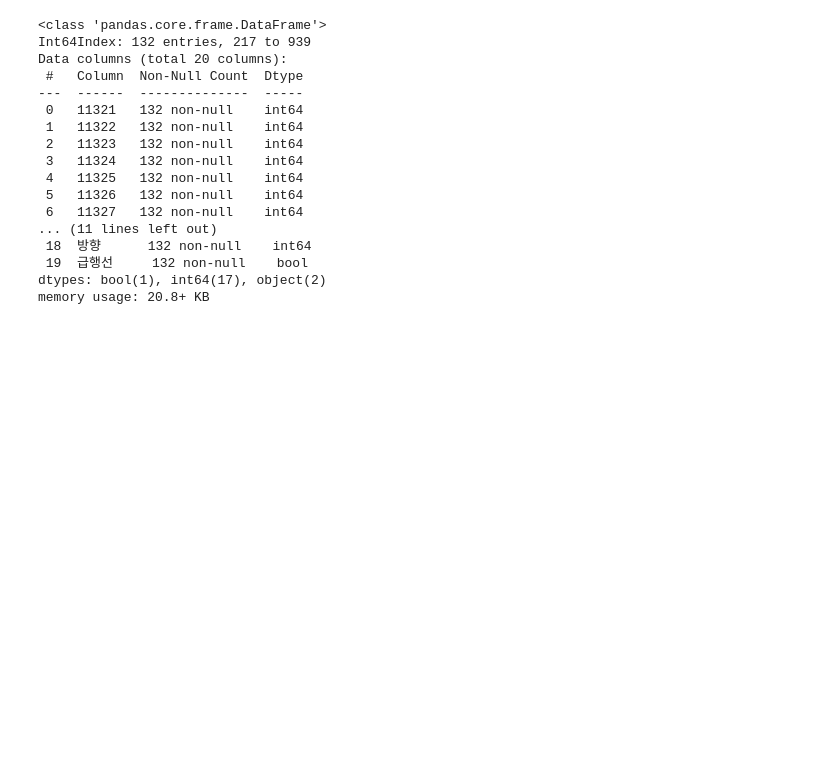
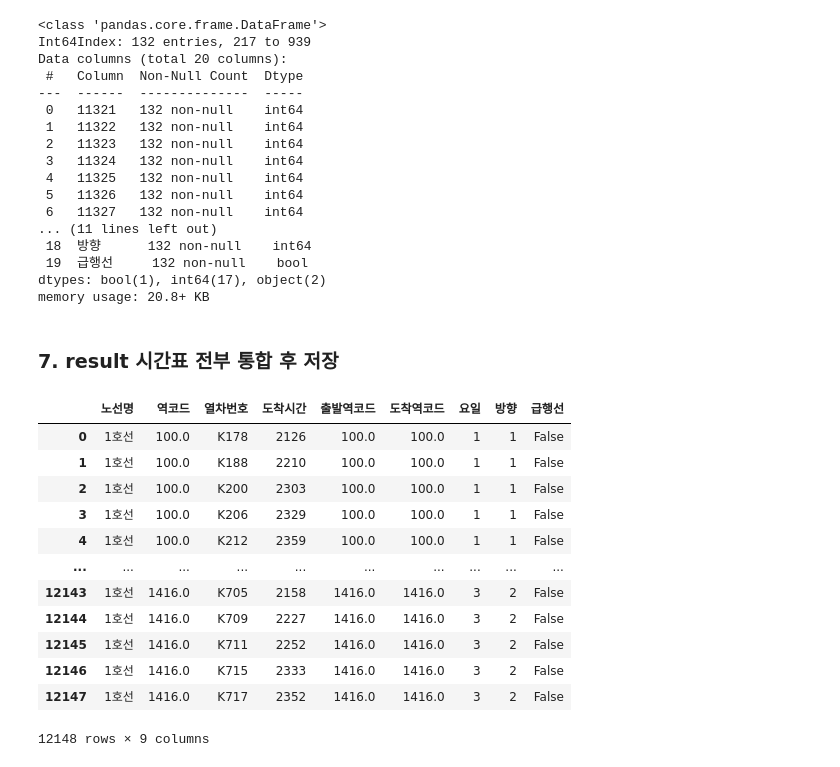
Before and after one commit to 23-1-CauCapstone-Team3/DataPreprocessing, a Jupyter notebook: train/timetable.ipynb, the cells around one changed output. Saved outputs shown, nothing was run; the diff lists cells and outputs as text; code cells hidden in the pictures; blank space fills up the shorter version.

```diff
--- a/train/timetable.ipynb
+++ b/train/timetable.ipynb
@@ -2754,3 +2755,29 @@ memory usage: 20.8+ KB
 for i in range(len(timetables)):
     timetables[i].to_csv('./timetable/result_2_final_after_9pm/' + filenames[i] +
                          '.csv', index=False, encoding="utf-8-sig")
+# %% [markdown]
+### 7. result 시간표 전부 통합 후 저장
+# %%
+routes = ["1호선", "2호선", "3호선", "4호선", "5호선", "6호선", "7호선", "8호선", "9호선", "경의중앙선", "경춘선", "공항철도선", "수인분당선", "신림선", "신분당선", "우이신설선"]
+
+temp = [0] * len(routes)
+cnt = 0
+for route in routes:
+    temp[cnt] = pd.read_csv('./timetable/result_final_after_9pm/' + route + '.csv')
+    cnt += 1
+# %%
+temp[0]
+# %% [output]
+|  | 노선명 | 역코드 | 열차번호 | 도착시간 | 출발역코드 | 도착역코드 | 요일 | 방향 | 급행선 |
+| 0 | 1호선 | 100.0 | K178 | 2126 | 100.0 | 100.0 | 1 | 1 | False |
+| 1 | 1호선 | 100.0 | K188 | 2210 | 100.0 | 100.0 | 1 | 1 | False |
+| 2 | 1호선 | 100.0 | K200 | 2303 | 100.0 | 100.0 | 1 | 1 | False |
+| 3 | 1호선 | 100.0 | K206 | 2329 | 100.0 | 100.0 | 1 | 1 | False |
+| 4 | 1호선 | 100.0 | K212 | 2359 | 100.0 | 100.0 | 1 | 1 | False |
+| ... | ... | ... | ... | ... | ... | ... | ... | ... | ... |
+| 12143 | 1호선 | 1416.0 | K705 | 2158 | 1416.0 | 1416.0 | 3 | 2 | False |
+| 12144 | 1호선 | 1416.0 | K709 | 2227 | 1416.0 | 1416.0 | 3 | 2 | False |
+| 12145 | 1호선 | 1416.0 | K711 | 2252 | 1416.0 | 1416.0 | 3 | 2 | False |
+| 12146 | 1호선 | 1416.0 | K715 | 2333 | 1416.0 | 1416.0 | 3 | 2 | False |
+| 12147 | 1호선 | 1416.0 | K717 | 2352 | 1416.0 | 1416.0 | 3 | 2 | False |
+12148 rows × 9 columns
```
Also changed, not shown: parts of 5 cells of this notebook, 11 other files.
